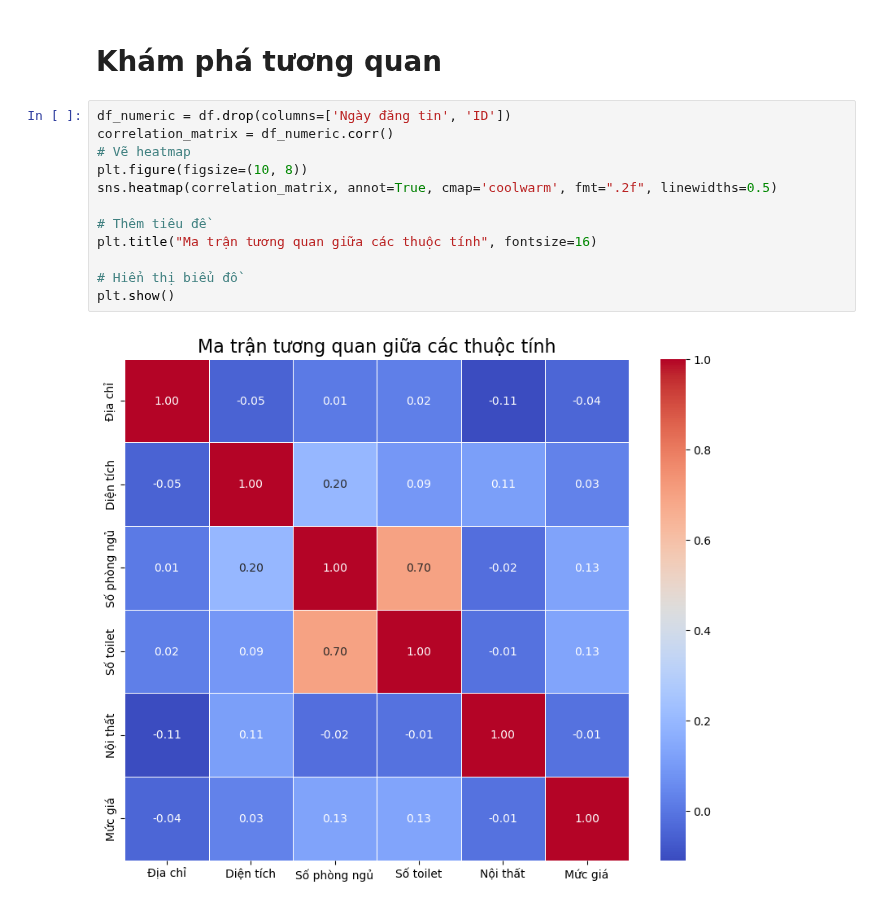
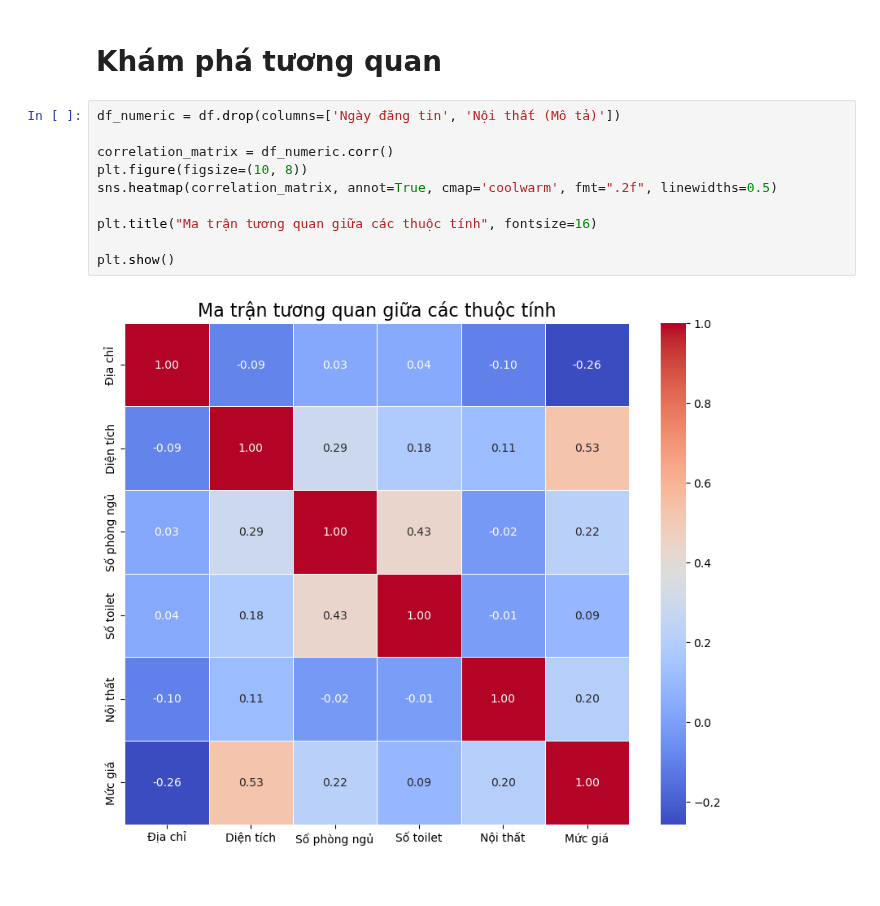
Before and after one commit to HoanggNguyen/DS_FinalProject, a Jupyter notebook: notebook.ipynb, the cells around one changed output. Cells and saved outputs as stored; diff of their text form.

```diff
--- a/notebook.ipynb
+++ b/notebook.ipynb
@@ -350,16 +382,14 @@ Kết luận tổng quan khi phân tích cả 2 biểu đồ:
 # %% [markdown]
 # Khám phá tương quan
 # %%
-df_numeric = df.drop(columns=['Ngày đăng tin', 'ID'])
+df_numeric = df.drop(columns=['Ngày đăng tin', 'Nội thất (Mô tả)'])
+
 correlation_matrix = df_numeric.corr()
-# Vẽ heatmap
 plt.figure(figsize=(10, 8))
 sns.heatmap(correlation_matrix, annot=True, cmap='coolwarm', fmt=".2f", linewidths=0.5)
 
-# Thêm tiêu đề
 plt.title("Ma trận tương quan giữa các thuộc tính", fontsize=16)
 
-# Hiển thị biểu đồ
 plt.show()
 # %% [output]
-[figure, old version]
+[figure, new version]
```
Also changed, not shown: parts of 25 cells of this notebook.
